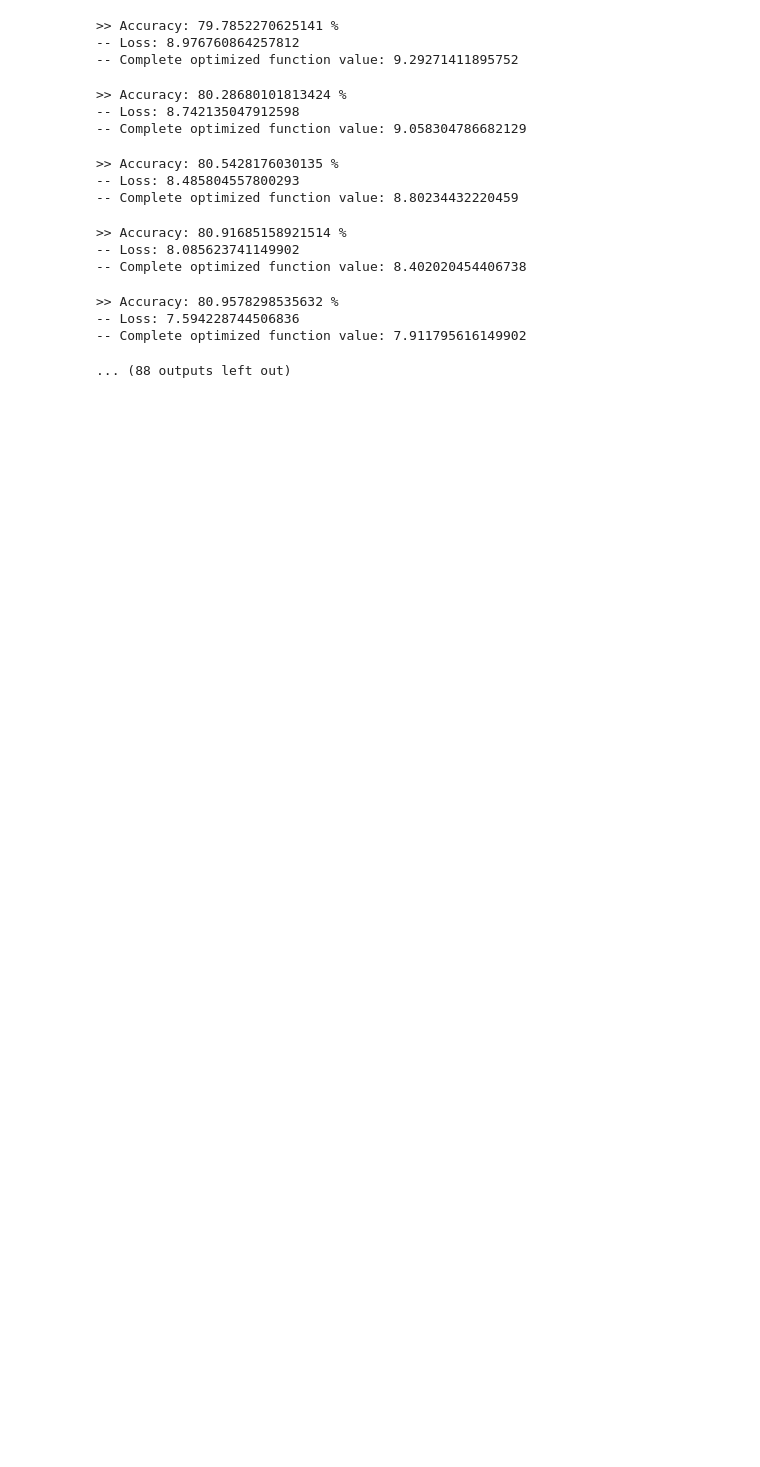
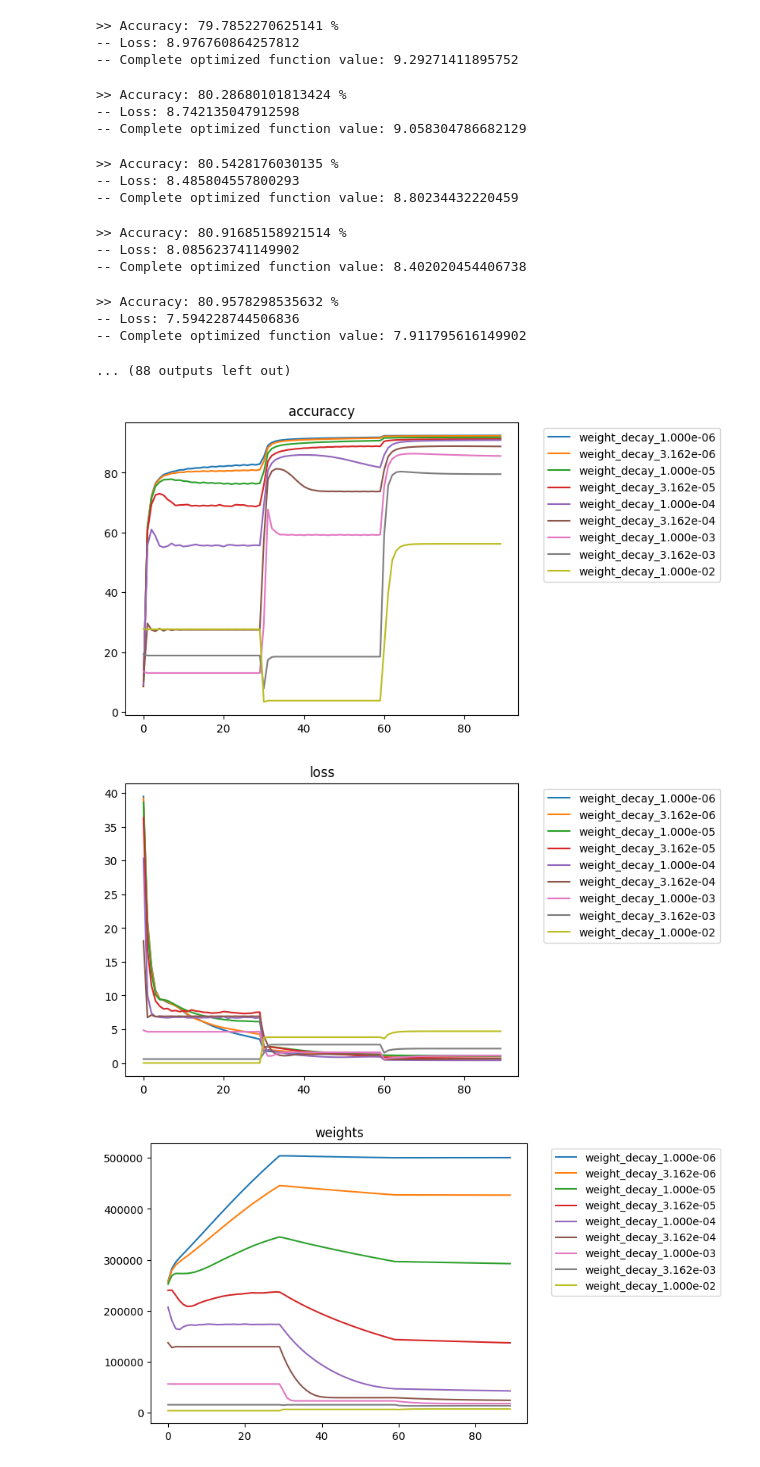
Before and after one commit to AlexisDeseure/A_guinea_pig_for_deep_learning_with_many_classes, a Jupyter notebook: notebooks/multinomial_logistic_regression_training_multiple_weight_decay.ipynb, the cells around one changed output. Drawn from its saved outputs; the diff is of its cells as text; code cells hidden in the pictures; blank space fills up the shorter version.

```diff
--- a/notebooks/multinomial_logistic_regression_training_multiple_weight_decay.ipynb
+++ b/notebooks/multinomial_logistic_regression_training_multiple_weight_decay.ipynb
@@ -210,3 +210,34 @@ Processing step 1/9, weight decay = 1.000e-06.
 -- Loss: 7.594228744506836
 -- Complete optimized function value: 7.911795616149902
 ... (88 outputs left out)
+# %%
+def get_subdirectories(directory):
+    return [d for d in os.listdir(directory) if os.path.isdir(os.path.join(directory, d))]
+
+def get_data_directories(models_folder, directories, data_name):
+    directories = [os.path.join(models_folder, d, "data" ,data_name) for d in directories]
+    return [(torch.load(i, map_location='cpu') if isinstance(torch.load(i, map_location='cpu'), list) else torch.load(i, map_location='cpu').detach()) for i in directories]
+
+def plot_data_per_wd(data_names, data, name):
+    plt.figure()
+    for index, tensor in enumerate(data) :
+        plt.plot(tensor, label=data_names[index][2:])
+    plt.title(name)
+    plt.legend(bbox_to_anchor=(1.05, 1), loc='upper left')
+    plt.show()
+# %%
+subdirectories = get_subdirectories(models_folder)
+
+accuracy = get_data_directories(models_folder, subdirectories, "accuracy.pt")
+complete_optimized_function_values = get_data_directories(models_folder, subdirectories, "complete_optimized_function_values.pt")
+loss = get_data_directories(models_folder, subdirectories, "loss.pt")
+mean_loss_class = get_data_directories(models_folder, subdirectories, "mean_loss_class.pt")
+weights = get_data_directories(models_folder, subdirectories, "weights.pt")
+# %%
+plot_data_per_wd(subdirectories, accuracy, "accuraccy")
+plot_data_per_wd(subdirectories, loss, "loss")
+plot_data_per_wd(subdirectories, weights, "weights")
+# %% [output]
+[figure, added]
+[figure, added]
+[figure, added]
```
Also changed, not shown: parts of 1 cell of this notebook.
